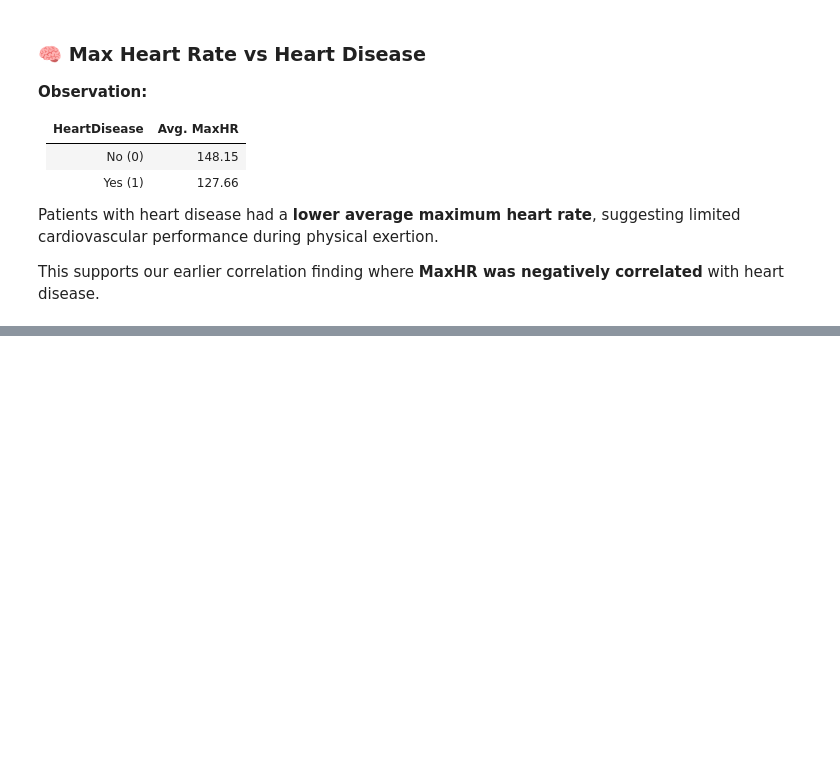
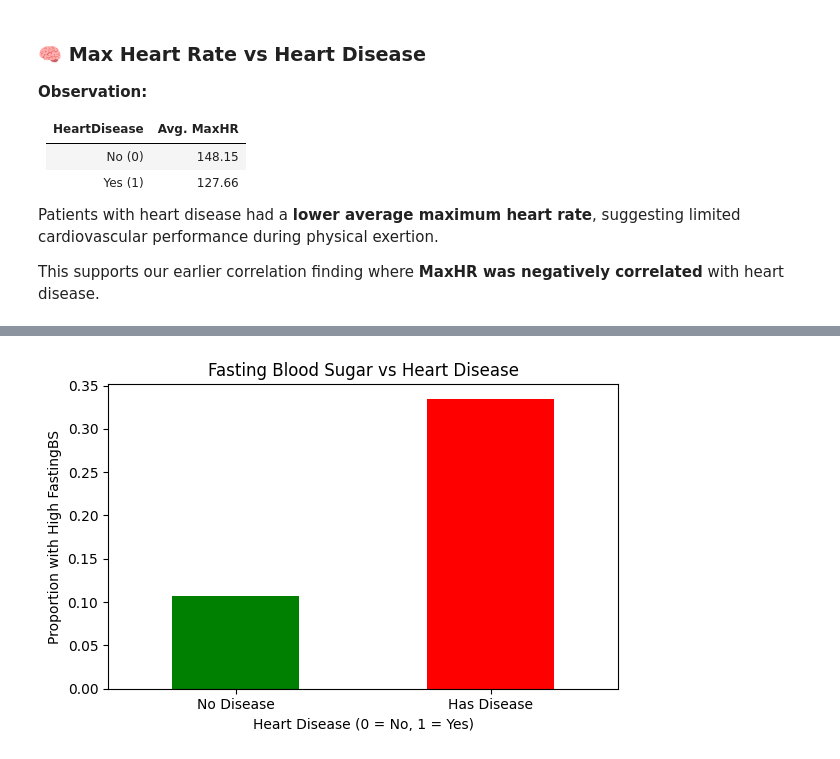
Before and after one commit to vivekr25/heart-disease-analysis, a Jupyter notebook: HeartRatePrediction.ipynb, the cells around one changed output, grey strips where cells are left out. Drawn from its saved outputs; the diff is of its cells as text; code cells hidden in the pictures; blank space fills up the shorter version.

```diff
--- a/HeartRatePrediction.ipynb
+++ b/HeartRatePrediction.ipynb
@@ -394,0 +422,16 @@ This supports our earlier correlation finding where **MaxHR was negatively corre
+# %%
+# Calculate the average FastingBS per group again
+fasting_group = df.groupby('HeartDisease')['FastingBS'].mean()
+
+# Plot
+fasting_group.plot(kind='bar', color=['green', 'red'], figsize=(6, 4))
+
+# Titles and labels
+plt.title("Fasting Blood Sugar vs Heart Disease")
+plt.xlabel("Heart Disease (0 = No, 1 = Yes)")
+plt.ylabel("Proportion with High FastingBS")
+plt.xticks([0, 1], ['No Disease', 'Has Disease'], rotation=0)
+plt.tight_layout()
+plt.show()
+# %% [output]
+[figure, added]
```
Also changed, not shown: parts of 11 cells of this notebook.
